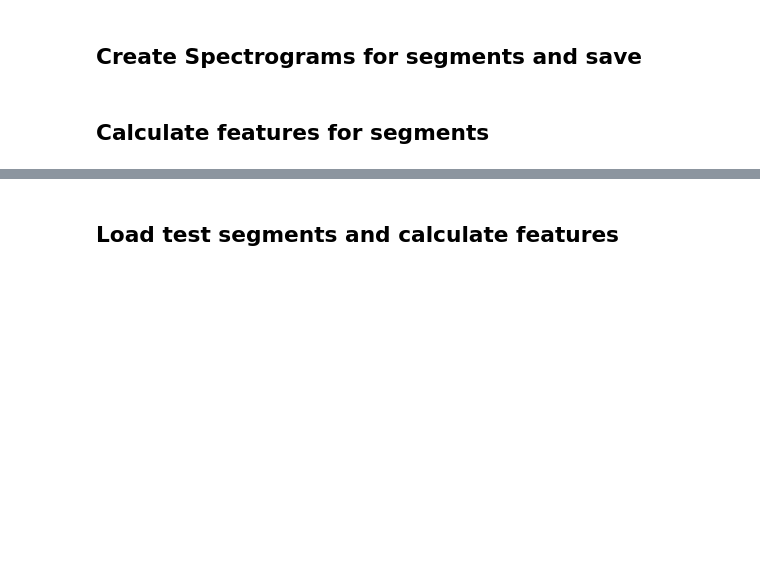
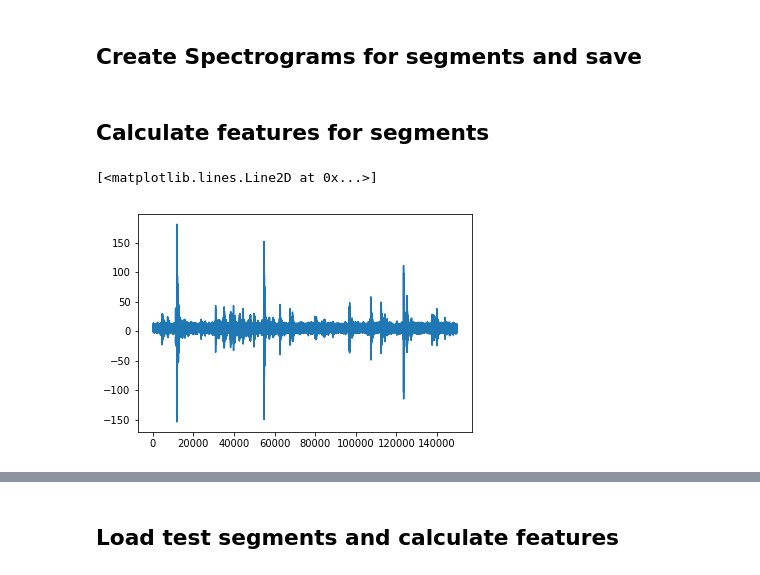
Before and after one commit to danjust/earthquake-prediction, a Jupyter notebook: data_explore.ipynb, the cells around one changed output, grey strips where cells are left out. Saved outputs shown, nothing was run; the diff lists cells and outputs as text; code cells hidden in the pictures; blank space fills up the shorter version.

```diff
--- a/data_explore.ipynb
+++ b/data_explore.ipynb
@@ -74,0 +80,5 @@ featureselection = ['mean', 'min', '10th percentile', 'median', '90th percentile
+# %%
+plt.plot(segment['data'])
+# %% [output]
+[<matplotlib.lines.Line2D at 0x...>]
+[figure, added]
```
Also changed, not shown: parts of 9 cells of this notebook.
